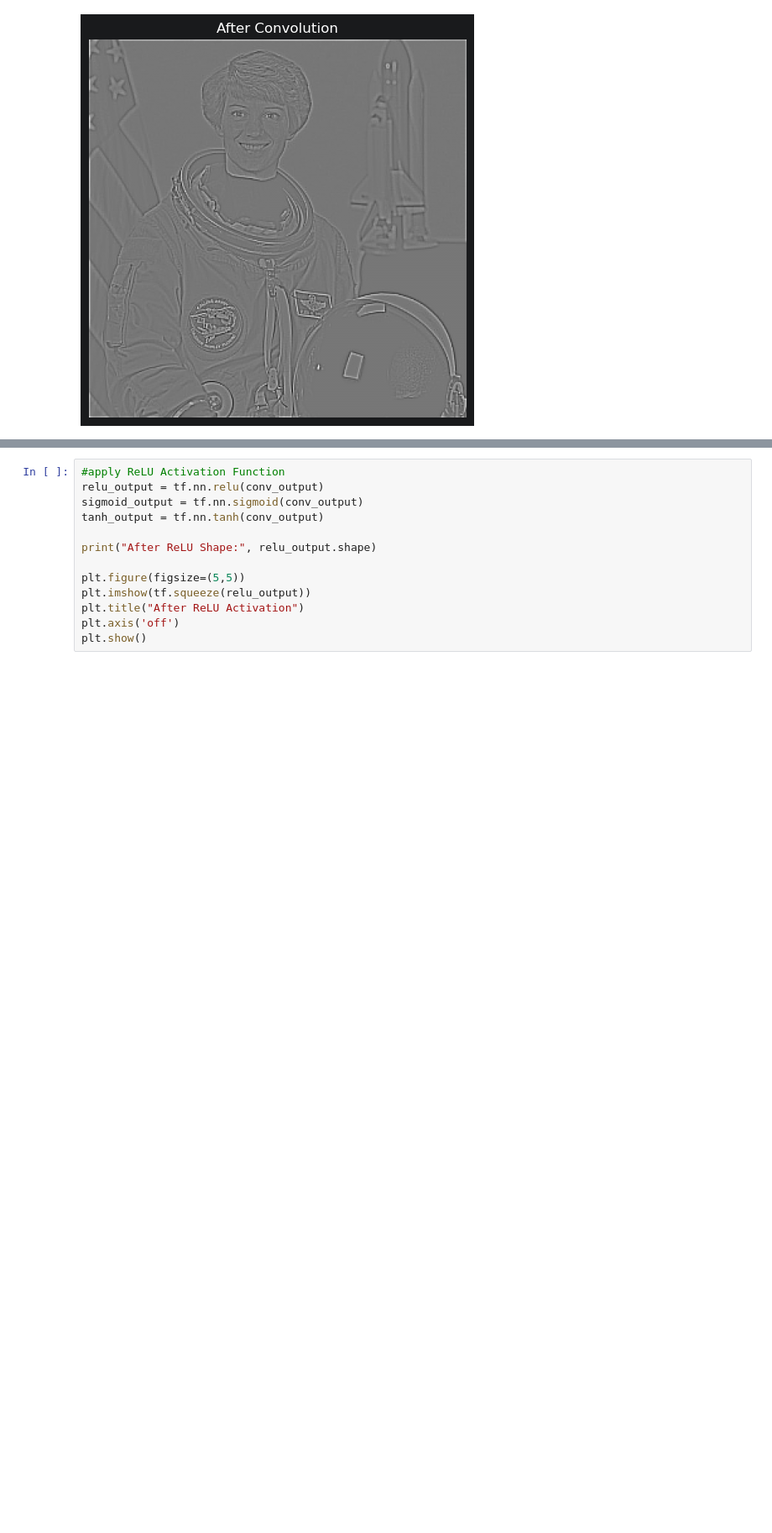
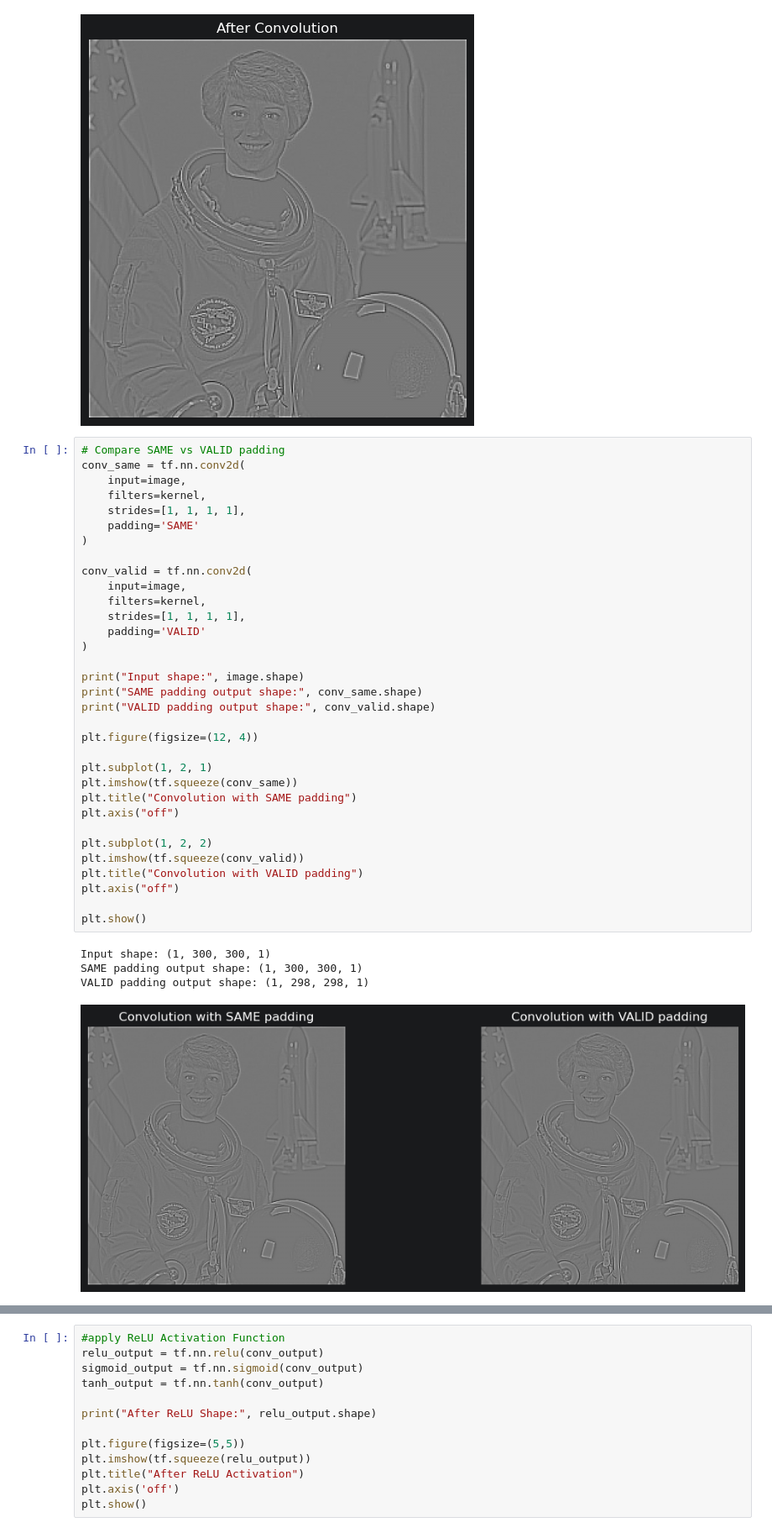
Before and after one commit to igabriel85/Adv.-Topics-Computer-Vision-and-Deep-Learning, a Jupyter notebook: CNNs/intro_cnn.ipynb, the cells around one changed output, grey strips where cells are left out. Shown at 84% size. Drawn from its saved outputs; the diff is of its cells as text; blank space fills up the shorter version.

```diff
--- a/CNNs/intro_cnn.ipynb
+++ b/CNNs/intro_cnn.ipynb
@@ -70,3 +70,41 @@ plt.show()
 # %% [output]
 After Convolution Shape: (1, 300, 300, 1)
 [figure]
+# %%
+# Compare SAME vs VALID padding
+conv_same = tf.nn.conv2d(
+    input=image,
+    filters=kernel,
+    strides=[1, 1, 1, 1],
+    padding='SAME'
+)
+
+conv_valid = tf.nn.conv2d(
+    input=image,
+    filters=kernel,
+    strides=[1, 1, 1, 1],
+    padding='VALID'
+)
+
+print("Input shape:", image.shape)
+print("SAME padding output shape:", conv_same.shape)
+print("VALID padding output shape:", conv_valid.shape)
+
+plt.figure(figsize=(12, 4))
+
+plt.subplot(1, 2, 1)
+plt.imshow(tf.squeeze(conv_same))
+plt.title("Convolution with SAME padding")
+plt.axis("off")
+
+plt.subplot(1, 2, 2)
+plt.imshow(tf.squeeze(conv_valid))
+plt.title("Convolution with VALID padding")
+plt.axis("off")
+
+plt.show()
+# %% [output]
+Input shape: (1, 300, 300, 1)
+SAME padding output shape: (1, 300, 300, 1)
+VALID padding output shape: (1, 298, 298, 1)
+[figure, added]
```
Also changed, not shown: parts of 6 cells of this notebook, 1 other file.
